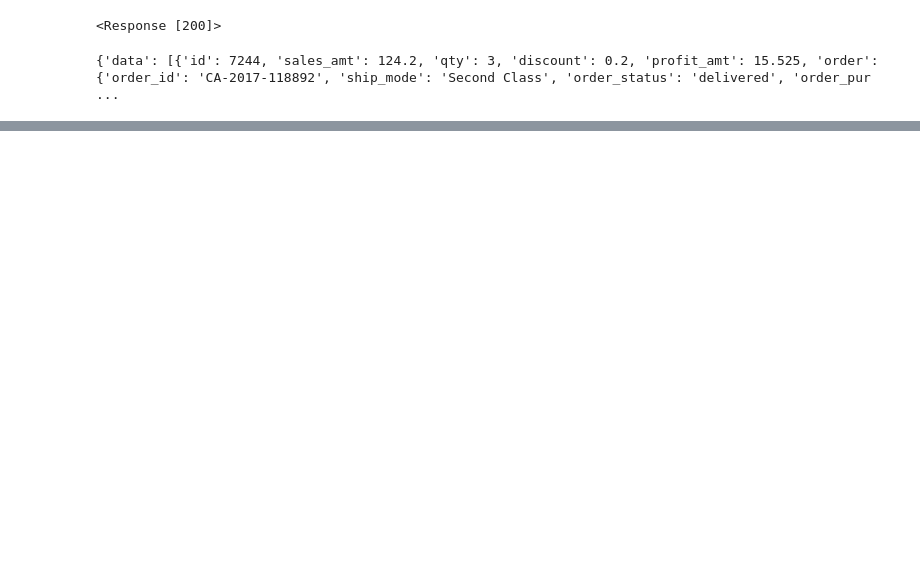
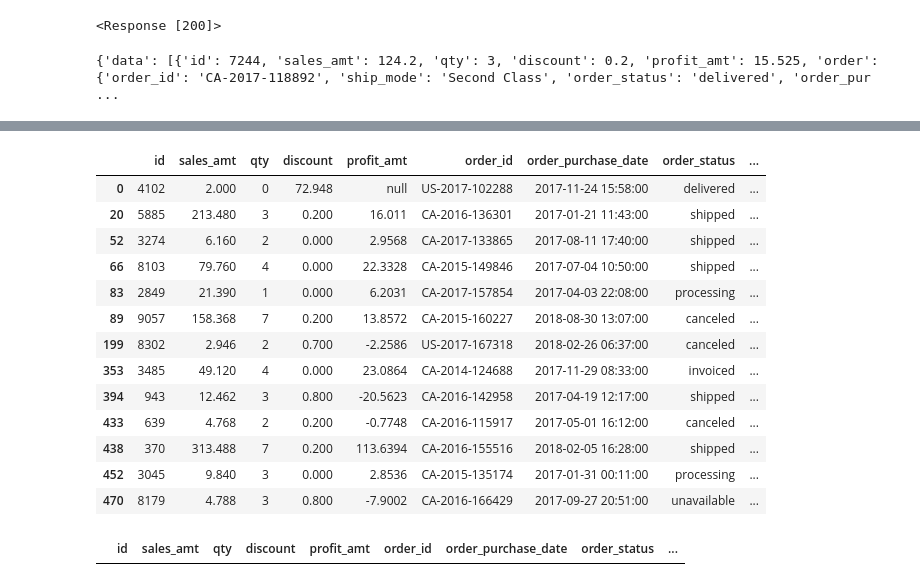
Before and after one commit to nikhil-tred/nikhil_globalmart_processing, a Jupyter notebook: MC5_API_Processing.ipynb, the cells around one changed output, grey strips where cells are left out. Saved outputs shown, nothing was run; the diff lists cells and outputs as text; code cells hidden in the pictures; blank space fills up the shorter version.

```diff
--- a/MC5_API_Processing.ipynb
+++ b/MC5_API_Processing.ipynb
@@ -91,0 +108,22 @@ print(data)
+# %%
+order_df = pd.DataFrame(df['order'].apply(pd.Series))
+product_df = pd.DataFrame(df['product'].apply(pd.Series))
+order_customer_df = pd.DataFrame(order_df['customer'].apply(pd.Series))
+order_vendor_df = pd.DataFrame(order_df['vendor'].apply(pd.Series))
+order_customer_df
+new_order_customer_df = order_customer_df[['customer_id','customer_name']]
+new_order_vendor_df = order_vendor_df[['VendorID']]
+# %%
+new_order_df = order_df[['order_id',
+'order_purchase_date',
+'order_status',
+'order_delivered_customer_date',
+'order_estimated_delivery_date']]
+new_product_df = product_df[['product_id',
+'colors',
+'category'
+]]
+# %%
+new_df1 = df[['id', 'sales_amt', 'qty', 'discount', 'profit_amt']]
+df_new = pd.concat([new_df1, new_order_df, new_product_df, new_order_customer_df, new_order_vendor_df], axis = 1)
+df_new
@@ -91,0 +155,19 @@ print(data)
+# %%
+rows_with_null = df_new[df_new.applymap(lambda x: isinstance(x, str) and 'null' in x.lower()).any(axis=1)]
+# %%
+rows_with_null
+# %% [output]
+|  | id | sales_amt | qty | discount | profit_amt | order_id | order_purchase_date | order_status | ... |
+| 0 | 4102 | 2.000 | 0 | 72.948 | null | US-2017-102288 | 2017-11-24 15:58:00 | delivered | ... |
+| 20 | 5885 | 213.480 | 3 | 0.200 | 16.011 | CA-2016-136301 | 2017-01-21 11:43:00 | shipped | ... |
+| 52 | 3274 | 6.160 | 2 | 0.000 | 2.9568 | CA-2017-133865 | 2017-08-11 17:40:00 | shipped | ... |
+| 66 | 8103 | 79.760 | 4 | 0.000 | 22.3328 | CA-2015-149846 | 2017-07-04 10:50:00 | shipped | ... |
+| 83 | 2849 | 21.390 | 1 | 0.000 | 6.2031 | CA-2017-157854 | 2017-04-03 22:08:00 | processing | ... |
+| 89 | 9057 | 158.368 | 7 | 0.200 | 13.8572 | CA-2015-160227 | 2018-08-30 13:07:00 | canceled | ... |
+| 199 | 8302 | 2.946 | 2 | 0.700 | -2.2586 | US-2017-167318 | 2018-02-26 06:37:00 | canceled | ... |
+| 353 | 3485 | 49.120 | 4 | 0.000 | 23.0864 | CA-2014-124688 | 2017-11-29 08:33:00 | invoiced | ... |
+| 394 | 943 | 12.462 | 3 | 0.800 | -20.5623 | CA-2016-142958 | 2017-04-19 12:17:00 | shipped | ... |
+| 433 | 639 | 4.768 | 2 | 0.200 | -0.7748 | CA-2016-115917 | 2017-05-01 16:12:00 | canceled | ... |
+| 438 | 370 | 313.488 | 7 | 0.200 | 113.6394 | CA-2016-155516 | 2018-02-05 16:28:00 | shipped | ... |
+| 452 | 3045 | 9.840 | 3 | 0.000 | 2.8536 | CA-2015-135174 | 2017-01-31 00:11:00 | processing | ... |
+| 470 | 8179 | 4.788 | 3 | 0.800 | -7.9002 | CA-2016-166429 | 2017-09-27 20:51:00 | unavailable | ... |
@@ -91,0 +176,4 @@ print(data)
+# %%
+duplicate_rows
+# %% [output]
+|  | id | sales_amt | qty | discount | profit_amt | order_id | order_purchase_date | order_status | ... |
```
Also changed, not shown: parts of 22 cells of this notebook.
